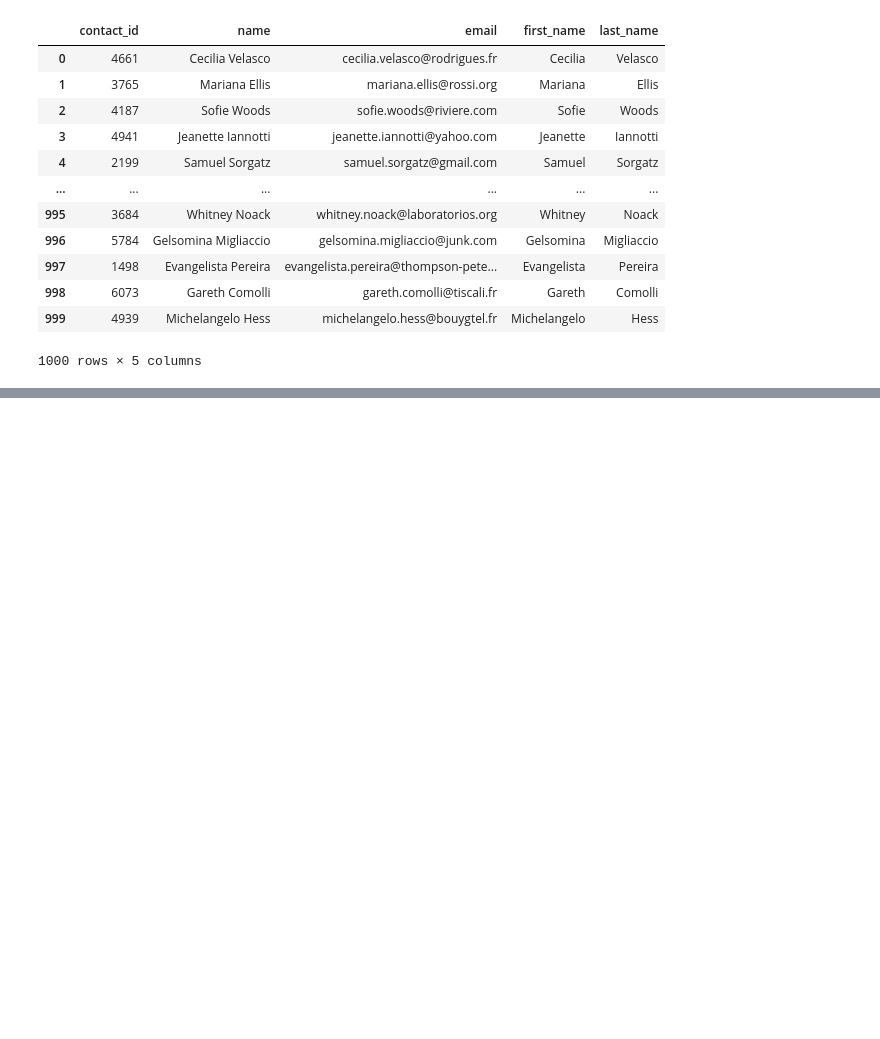
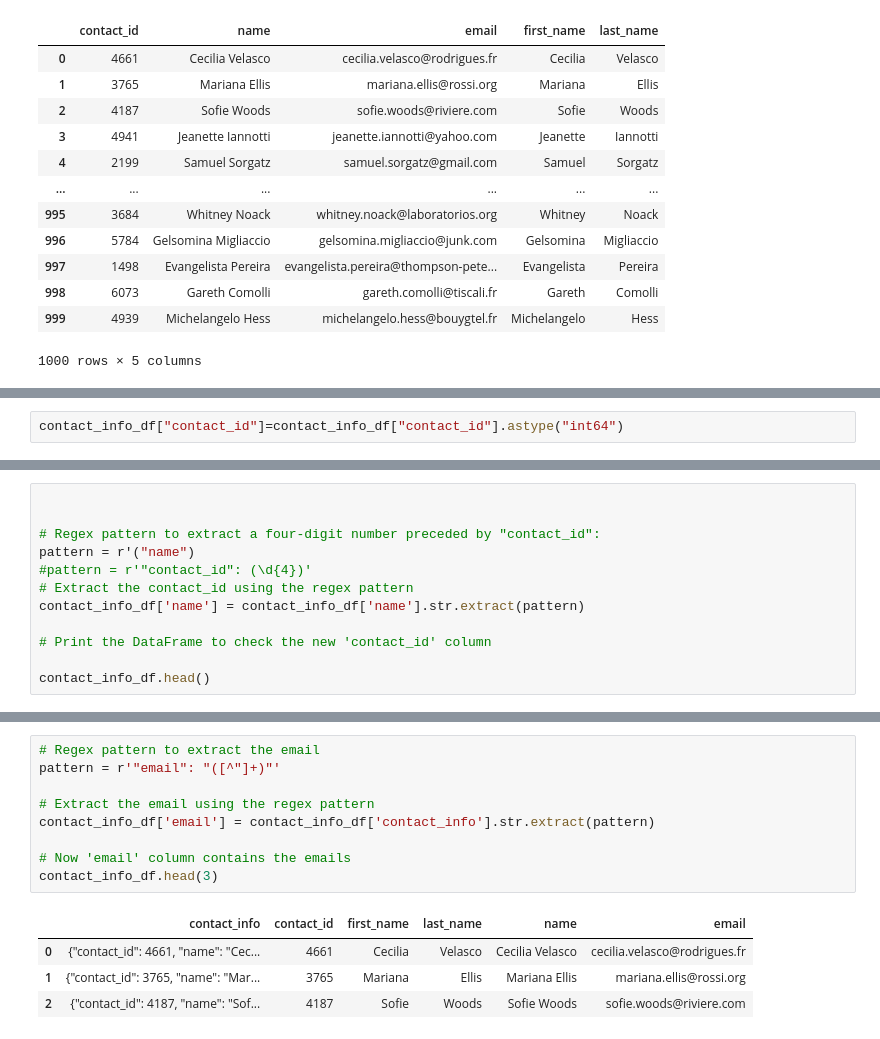
Before and after one commit to michaelehaile850/crowdfunding_ETL, a Jupyter notebook: Untitled.ipynb, the cells around one changed output, grey strips where cells are left out. Saved outputs shown, nothing was run; the diff lists cells and outputs as text; blank space fills up the shorter version.

```diff
--- a/Untitled.ipynb
+++ b/Untitled.ipynb
@@ -485,0 +529,2 @@ contact_info_df
+# %%
+contact_info_df["contact_id"]=contact_info_df["contact_id"].astype("int64")
@@ -485,0 +543,12 @@ contact_info_df
+# %%
+
+
+# Regex pattern to extract a four-digit number preceded by "contact_id":
+pattern = r'("name")
+#pattern = r'"contact_id": (\d{4})'
+# Extract the contact_id using the regex pattern
+contact_info_df['name'] = contact_info_df['name'].str.extract(pattern)
+
+# Print the DataFrame to check the new 'contact_id' column
+
+contact_info_df.head()
@@ -485,0 +585,14 @@ contact_info_df
+# %%
+# Regex pattern to extract the email
+pattern = r'"email": "([^"]+)"'
+
+# Extract the email using the regex pattern
+contact_info_df['email'] = contact_info_df['contact_info'].str.extract(pattern)
+
+# Now 'email' column contains the emails
+contact_info_df.head(3)
+# %% [output]
+|  | contact_info | contact_id | first_name | last_name | name | email |
+| 0 | {"contact_id": 4661, "name": "Cec... | 4661 | Cecilia | Velasco | Cecilia Velasco | cecilia.velasco@rodrigues.fr |
+| 1 | {"contact_id": 3765, "name": "Mar... | 3765 | Mariana | Ellis | Mariana Ellis | mariana.ellis@rossi.org |
+| 2 | {"contact_id": 4187, "name": "Sof... | 4187 | Sofie | Woods | Sofie Woods | sofie.woods@riviere.com |
```
Also changed, not shown: parts of 12 cells of this notebook, 1 other file.
